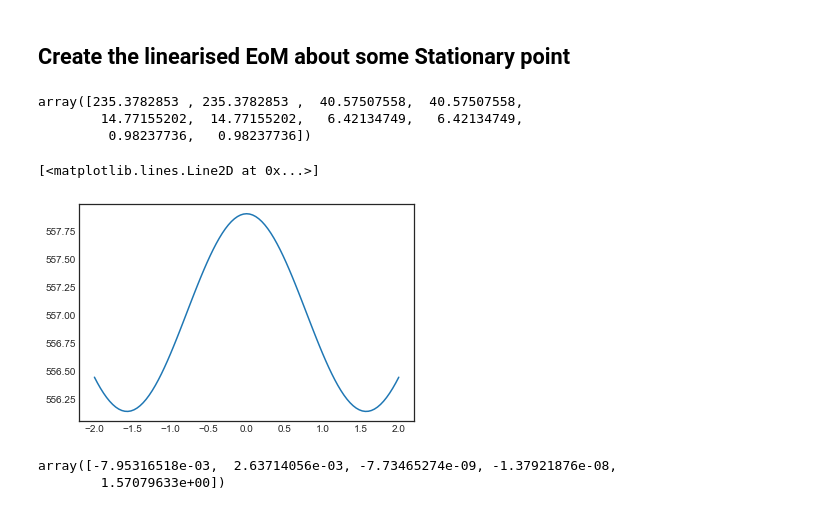
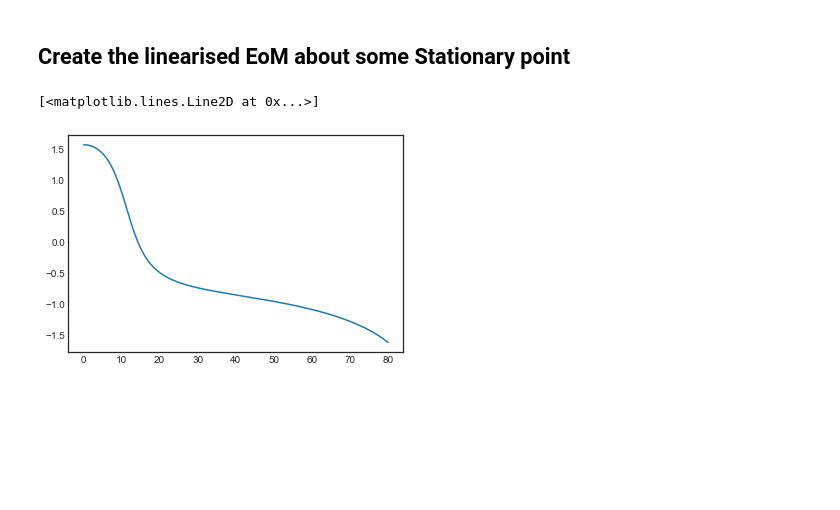
Before and after one commit to fh9g12/FwtModels, a Jupyter notebook: Workbooks/5_Non-linear FWTD Assumed Shapes/4_AssumedShapesV2-Flutter Plots.ipynb, the cells around one changed output. Saved outputs shown, nothing was run; the diff lists cells and outputs as text; code cells hidden in the pictures; blank space fills up the shorter version.

```diff
--- a/Workbooks/5_Non-linear FWTD Assumed Shapes/4_AssumedShapesV2-Flutter Plots.ipynb
+++ b/Workbooks/5_Non-linear FWTD Assumed Shapes/4_AssumedShapesV2-Flutter Plots.ipynb
@@ -307,12 +308,3 @@ func = sym.lambdify((p.V,p.fp,p.GJ),(K,M),'numpy')
-# %%
-from scipy.linalg import eig
-ev,evec = eig(*func(0,p.fp.value,800))
-np.abs(ev)/(2*np.pi)
-#np.real(ev)
-# %% [output]
-array([235.3782853 , 235.3782853 ,  40.57507558,  40.57507558,
-        14.77155202,  14.77155202,   6.42134749,   6.42134749,
-         0.98237736,   0.98237736])
 # %%
 q = sym.Matrix(p.fp[::2])
 qd = sym.Matrix(p.fp[1::2])
@@ -322,21 +313,38 @@ func_obj = sym.lambdify((q,p.V),(f.T*f).subs(p.GetSubs(0,q,ignore=[p.fp,p.V]))[0
-# %%
-func_obj([0,0,0.1,0,-0.6],100)
-theta = np.linspace(2,-2,101)
-plt.plot(theta,[func_obj([0,0,0,0,i],0) for i in theta])
-# %% [output]
-[<matplotlib.lines.Line2D at 0x...>]
-[figure, removed]
-# %%
-p.V.value = 0
-from scipy.optimize import minimize
-
-p0 = [0]*p.qs
-p0[-1] = np.pi/2
-
-minimize(func_obj,p0,args=(0),method='CG').x
-# %% [output]
-array([-7.95316518e-03,  2.63714056e-03, -7.73465274e-09, -1.37921876e-08,
-        1.57079633e+00])
-# %%
-p.GJ.value = 600
+# %%
+p.V.value = 20
+p.GJ.value = 100
+p.s_t.value = 1.345
+
+p.e_0.value = 0.2
+p.e_1.value = 0.2
+p.m_0.value = 1.5
+p.m_1.value = 0.25
+p.alpha_r.value = np.deg2rad(10)
+
+f_0 = 2
+p.EI.value = (2*np.pi*f_0/3.516)**2*(p.m_0.value +p.m_1.value)*(p.s_t.value)**3/p.c.value
+p.EI.value = 50
+values = [i.value for i in ignores]
+func_obj = sym.lambdify((q,p.V),(f.T*f).subs(p.GetSubs(0,q,ignore=[p.fp,p.V]))[0])
+# %%
+df = pd.DataFrame(columns=['v','aoa','q','Lambda'])
+vs = np.linspace(0,80,161)
+pLast = [0]*p.qs
+pLast[-1] = np.pi/2
+for v in vs:
+    p.V.value = v
+    pLast = minimize(func_obj,pLast,method='Powell',args=(v)).x
+    v0 = [0]*p.qs
+    y0 = [j for i in range(len(pLast)) for j in [pLast[i],v0[i]]]
+    df = df.append({'aoa' : np.rad2deg(p.alpha_r(0,y0)), 'v' : v,'q':y0,'Lambda':np.rad2deg(p.Lambda.value)} , ignore_index=True)
+    pLast
+data = df
+# %%
+aoa = []
+for i in data['q']:
+    aoa.append(i[-2])
+plt.plot(data['v'],aoa)
+# %% [output]
+[<matplotlib.lines.Line2D at 0x...>]
+[figure, added]
 # %%
```
Also changed, not shown: parts of 21 cells of this notebook, 1 other file.
